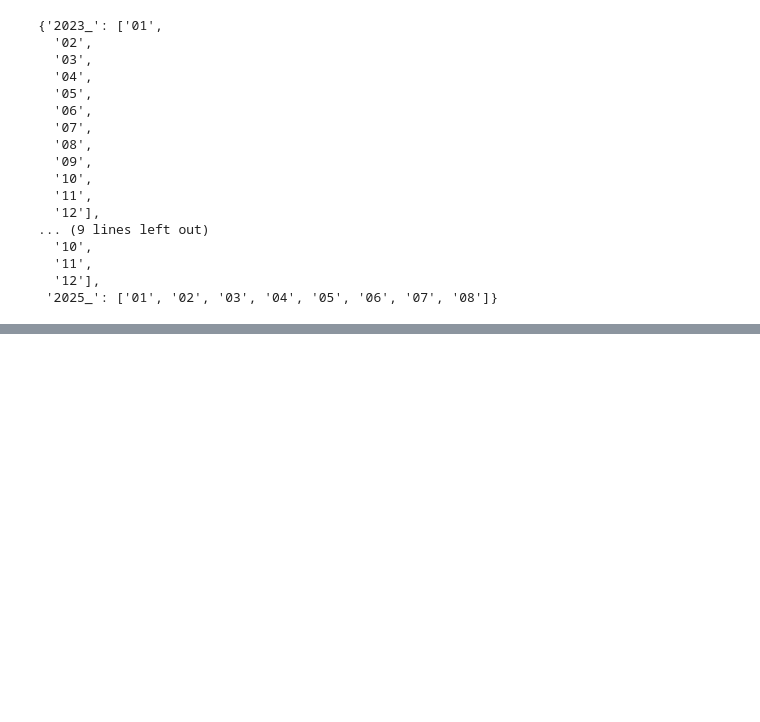
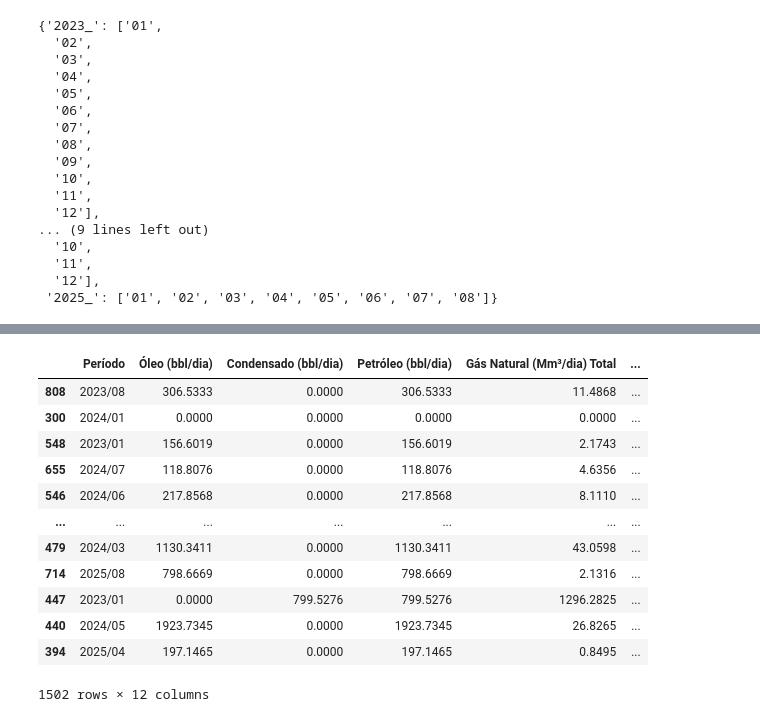
Before and after one commit to icarusrodrigues/MMQ_MSC_Icaro, a Jupyter notebook: clean_data.ipynb, the cells around one changed output, grey strips where cells are left out. Cells and saved outputs as stored; diff of their text form; code cells hidden in the pictures; blank space fills up the shorter version.

```diff
--- a/clean_data.ipynb
+++ b/clean_data.ipynb
@@ -79,9 +88,15 @@ for col in df_final.columns:
     df_final[col] = df_final[col].str.replace(',', '.', regex=False)
 
     df_final[col] = np.where(
-        df_final[col].str.startswith('.'),  # Condição: Se o valor da coluna começar com um '.'
-        '0' + df_final[col],                # Verdadeiro: Adiciona '0' na frente
-        df_final[col]                       # Falso: Mantém o valor como está
+        df_final[col].str.startswith('.'),
+        '0' + df_final[col],
+        df_final[col]
+    )
+
+    df_final[col] = np.where(
+        df_final[col].str.match('nan', case=False),
+        np.nan,
+        df_final[col]
     )
 
     try:
@@ -110,0 +138,29 @@ dtype: object
+# %%
+sample_df = df_final.sample(frac=.1, random_state=1)
+sample_df.drop_duplicates(inplace=True)
+for col in sample_df.columns:
+    if col not in ignore_columns and col != target_column:
+        Q1 = sample_df[col].quantile(0.25)
+        Q3 = sample_df[col].quantile(0.75)
+        IQR = Q3 - Q1
+
+        lower_bound = Q1 - 1.5 * IQR
+        upper_bound = Q3 + 1.5 * IQR
+
+        sample_df = sample_df[(sample_df[col] >= lower_bound) & (sample_df[col] <= upper_bound)]
+
+sample_df
+# %% [output]
+|  | Período | Óleo (bbl/dia) | Condensado (bbl/dia) | Petróleo (bbl/dia) | Gás Natural (Mm³/dia) Total | ... |
+| 808 | 2023/08 | 306.5333 | 0.0000 | 306.5333 | 11.4868 | ... |
+| 300 | 2024/01 | 0.0000 | 0.0000 | 0.0000 | 0.0000 | ... |
+| 548 | 2023/01 | 156.6019 | 0.0000 | 156.6019 | 2.1743 | ... |
+| 655 | 2024/07 | 118.8076 | 0.0000 | 118.8076 | 4.6356 | ... |
+| 546 | 2024/06 | 217.8568 | 0.0000 | 217.8568 | 8.1110 | ... |
+| ... | ... | ... | ... | ... | ... | ... |
+| 479 | 2024/03 | 1130.3411 | 0.0000 | 1130.3411 | 43.0598 | ... |
+| 714 | 2025/08 | 798.6669 | 0.0000 | 798.6669 | 2.1316 | ... |
+| 447 | 2023/01 | 0.0000 | 799.5276 | 799.5276 | 1296.2825 | ... |
+| 440 | 2024/05 | 1923.7345 | 0.0000 | 1923.7345 | 26.8265 | ... |
+| 394 | 2025/04 | 197.1465 | 0.0000 | 197.1465 | 0.8495 | ... |
+1502 rows × 12 columns
```
Also changed, not shown: parts of 15 cells of this notebook.
